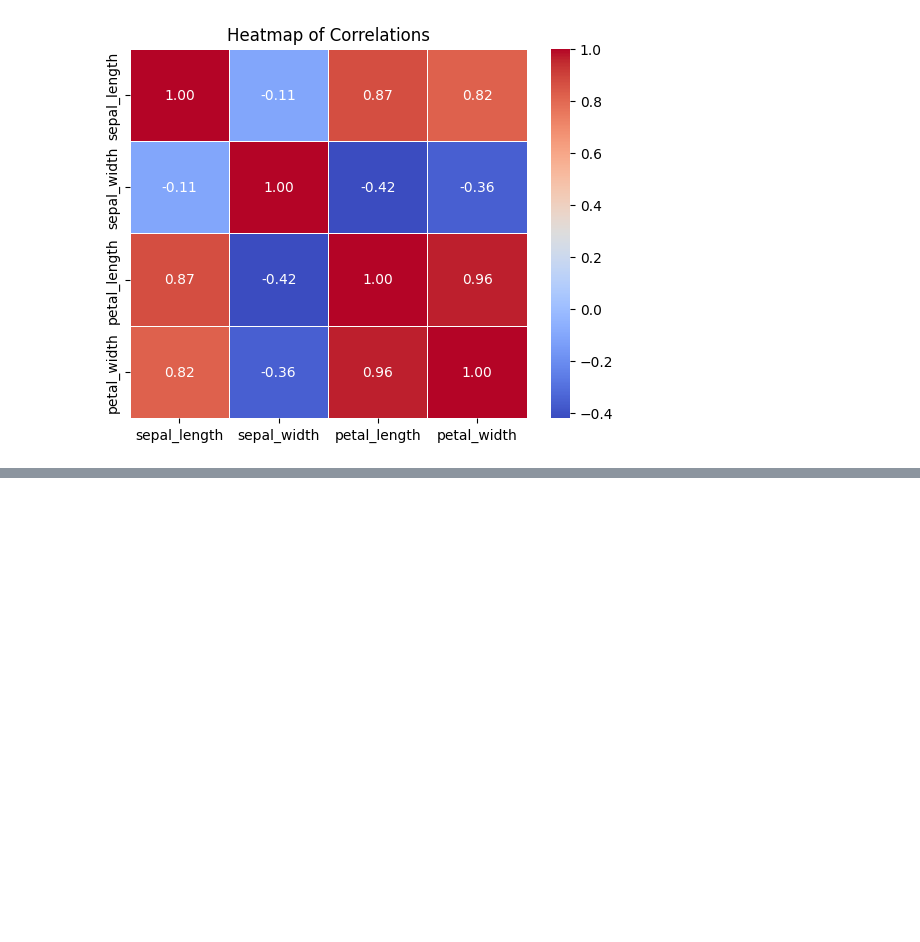
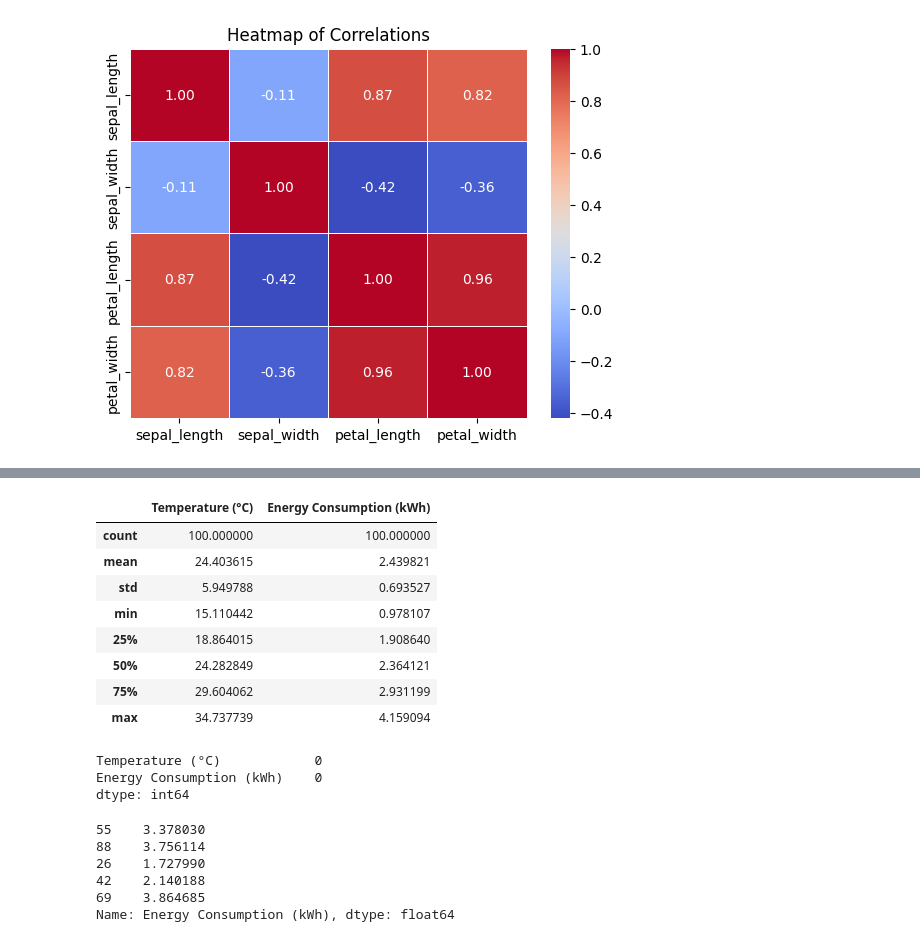
Before and after one commit to XabkaBaap/Green-Skills-Basics-of-Python, a Jupyter notebook: Green AI.ipynb, the cells around one changed output, grey strips where cells are left out. Drawn from its saved outputs; the diff is of its cells as text; code cells hidden in the pictures; blank space fills up the shorter version.

```diff
--- a/Green AI.ipynb
+++ b/Green AI.ipynb
@@ -296,0 +326,20 @@ plt.show()
+# %%
+#describe the data
+df.describe()
+# %% [output]
+|  | Temperature (°C) | Energy Consumption (kWh) |
+| count | 100.000000 | 100.000000 |
+| mean | 24.403615 | 2.439821 |
+| std | 5.949788 | 0.693527 |
+| min | 15.110442 | 0.978107 |
+| 25% | 18.864015 | 1.908640 |
+| 50% | 24.282849 | 2.364121 |
+| 75% | 29.604062 | 2.931199 |
+| max | 34.737739 | 4.159094 |
+# %%
+# Check for null values
+print(df.isnull().sum())
+# %% [output]
+Temperature (°C)            0
+Energy Consumption (kWh)    0
+dtype: int64
@@ -296,0 +355,9 @@ plt.show()
+# %%
+ytrain.head()
+# %% [output]
+55    3.378030
+88    3.756114
+26    1.727990
+42    2.140188
+69    3.864685
+Name: Energy Consumption (kWh), dtype: float64
```
Also changed, not shown: parts of 15 cells of this notebook, 1 other file.
